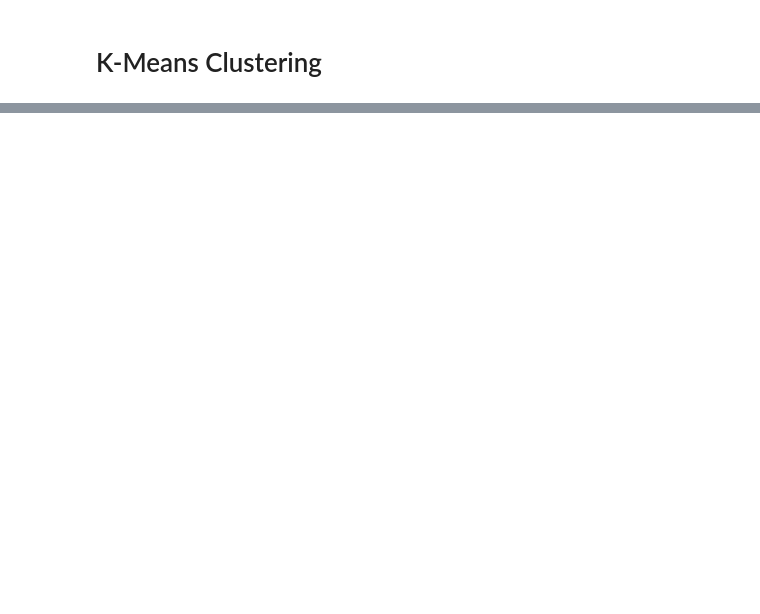
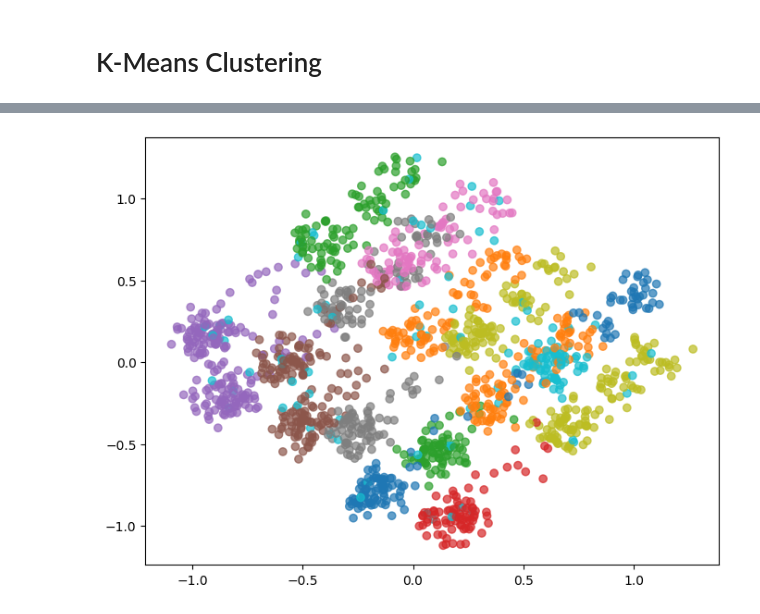
Before and after one commit to yusufimantaka/patient-segmentation, a Jupyter notebook: clustering.ipynb, the cells around one changed output, grey strips where cells are left out. Drawn from its saved outputs; the diff is of its cells as text; code cells hidden in the pictures; blank space fills up the shorter version.

```diff
--- a/clustering.ipynb
+++ b/clustering.ipynb
@@ -90,2 +103,8 @@ encoded_df.head()
 # %% [markdown]
 # K-Means Clustering
+# %%
+from sklearn.cluster import KMeans
+from sklearn.preprocessing import MinMaxScaler
+
+scaler = MinMaxScaler()
+scaled_df = scaler.fit_transform(encoded_df)
@@ -91,0 +169,22 @@ encoded_df.head()
+# %%
+kmeans = KMeans(
+    n_clusters=best_k,
+    init='k-means++',
+    max_iter=300,
+    n_init=10,
+    random_state=42
+)
+
+kmeans.fit(scaled_df)
+
+labels = kmeans.predict(scaled_df)
+# %%
+from sklearn.decomposition import PCA
+
+pca = PCA(n_components=2)
+pca_result = pca.fit_transform(scaled_df)
+
+plt.figure(figsize=(8, 6))
+scatter = plt.scatter(pca_result[:, 0], pca_result[:, 1], c=labels, cmap='tab10', alpha=0.7)
+# %% [output]
+[figure, added]
```
Also changed, not shown: parts of 8 cells of this notebook.
